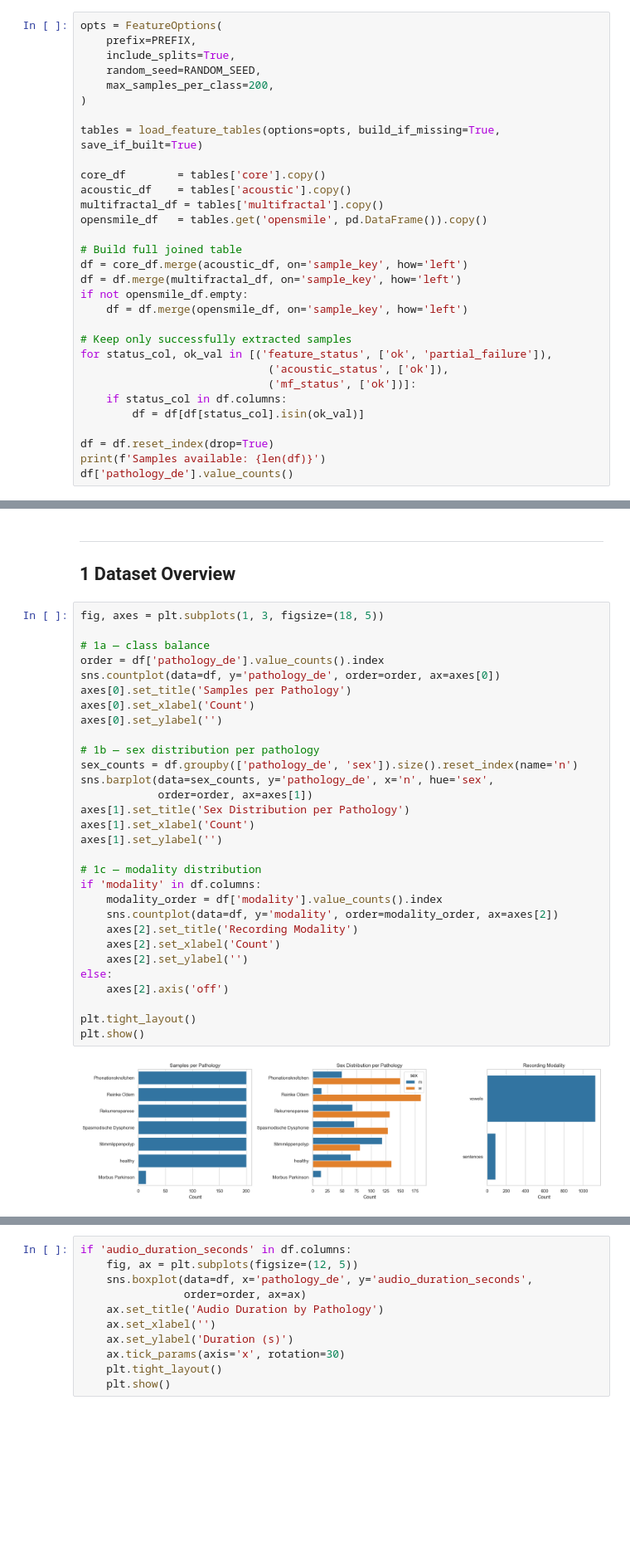
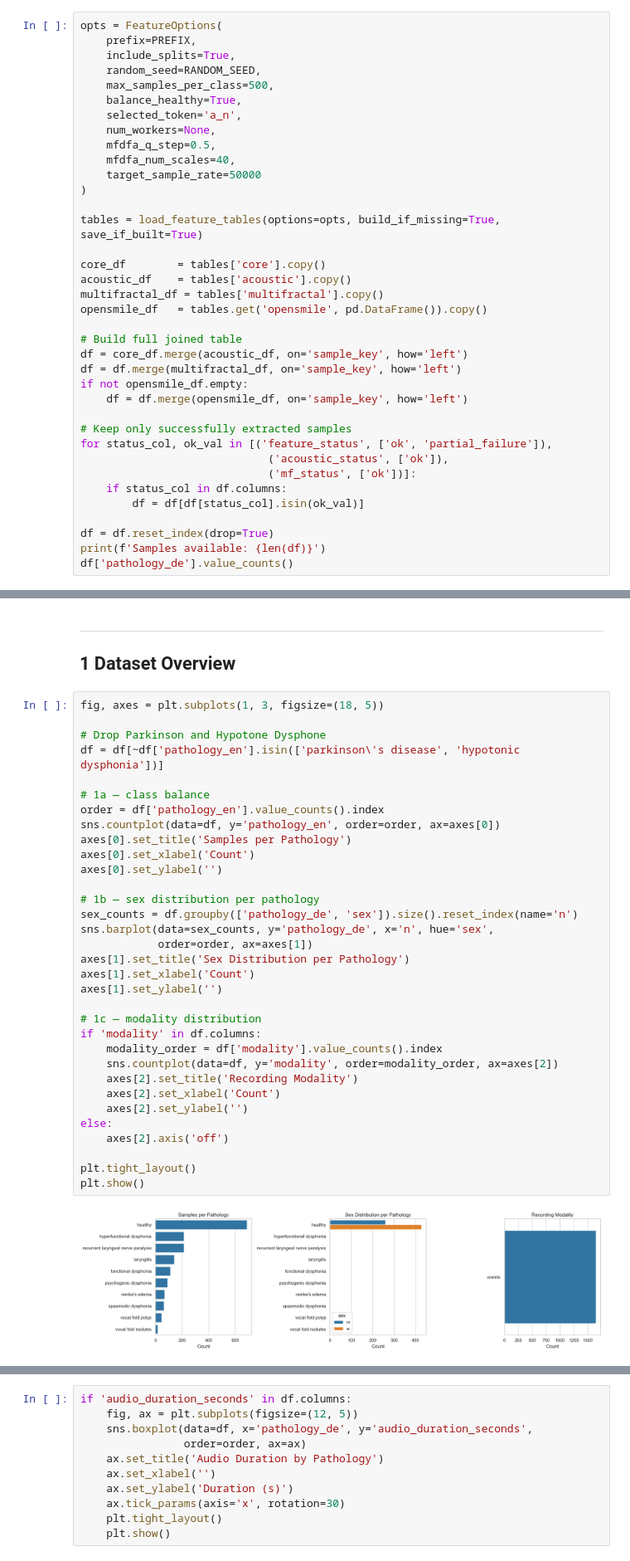
Before and after one commit to mNandhu/multifractal-speech-analysis, a Jupyter notebook: notebooks/data_and_features_visualization.ipynb, the cells around one changed output, grey strips where cells are left out. Shown at 83% size. Cells and saved outputs as stored; diff of their text form; blank space fills up the shorter version.

Commit message:
meta_data update and some minor changes

```diff
--- a/notebooks/data_and_features_visualization.ipynb
+++ b/notebooks/data_and_features_visualization.ipynb
@@ -37,7 +37,13 @@ opts = FeatureOptions(
     prefix=PREFIX,
     include_splits=True,
     random_seed=RANDOM_SEED,
-    max_samples_per_class=200,
+    max_samples_per_class=500,
+    balance_healthy=True,
+    selected_token='a_n',
+    num_workers=None,
+    mfdfa_q_step=0.5,
+    mfdfa_num_scales=40,
+    target_sample_rate=50000
 )
 
 tables = load_feature_tables(options=opts, build_if_missing=True, save_if_built=True)
@@ -80,32 +91,35 @@ Name: count, dtype: int64
 # %%
 fig, axes = plt.subplots(1, 3, figsize=(18, 5))
 
+# Drop Parkinson and Hypotone Dysphone
+df = df[~df['pathology_en'].isin(['parkinson\'s disease', 'hypotonic dysphonia'])]
+
 # 1a — class balance
-order = df['pathology_de'].value_counts().index
-sns.countplot(data=df, y='pathology_de', order=order, ax=axes[0])
+order = df['pathology_en'].value_counts().index
+sns.countplot(data=df, y='pathology_en', order=order, ax=axes[0])
 axes[0].set_title('Samples per Pathology')
 axes[0].set_xlabel('Count')
 axes[0].set_ylabel('')
 
 # 1b — sex distribution per pathology
 sex_counts = df.groupby(['pathology_de', 'sex']).size().reset_index(name='n')
 sns.barplot(data=sex_counts, y='pathology_de', x='n', hue='sex',
             order=order, ax=axes[1])
 axes[1].set_title('Sex Distribution per Pathology')
 axes[1].set_xlabel('Count')
 axes[1].set_ylabel('')
 
 # 1c — modality distribution
 if 'modality' in df.columns:
     modality_order = df['modality'].value_counts().index
     sns.countplot(data=df, y='modality', order=modality_order, ax=axes[2])
     axes[2].set_title('Recording Modality')
     axes[2].set_xlabel('Count')
     axes[2].set_ylabel('')
 else:
     axes[2].axis('off')
 
 plt.tight_layout()
 plt.show()
 # %% [output]
-[figure, old version]
+[figure, new version]
```
Also changed, not shown: parts of 2 cells of this notebook, 9 other files.
